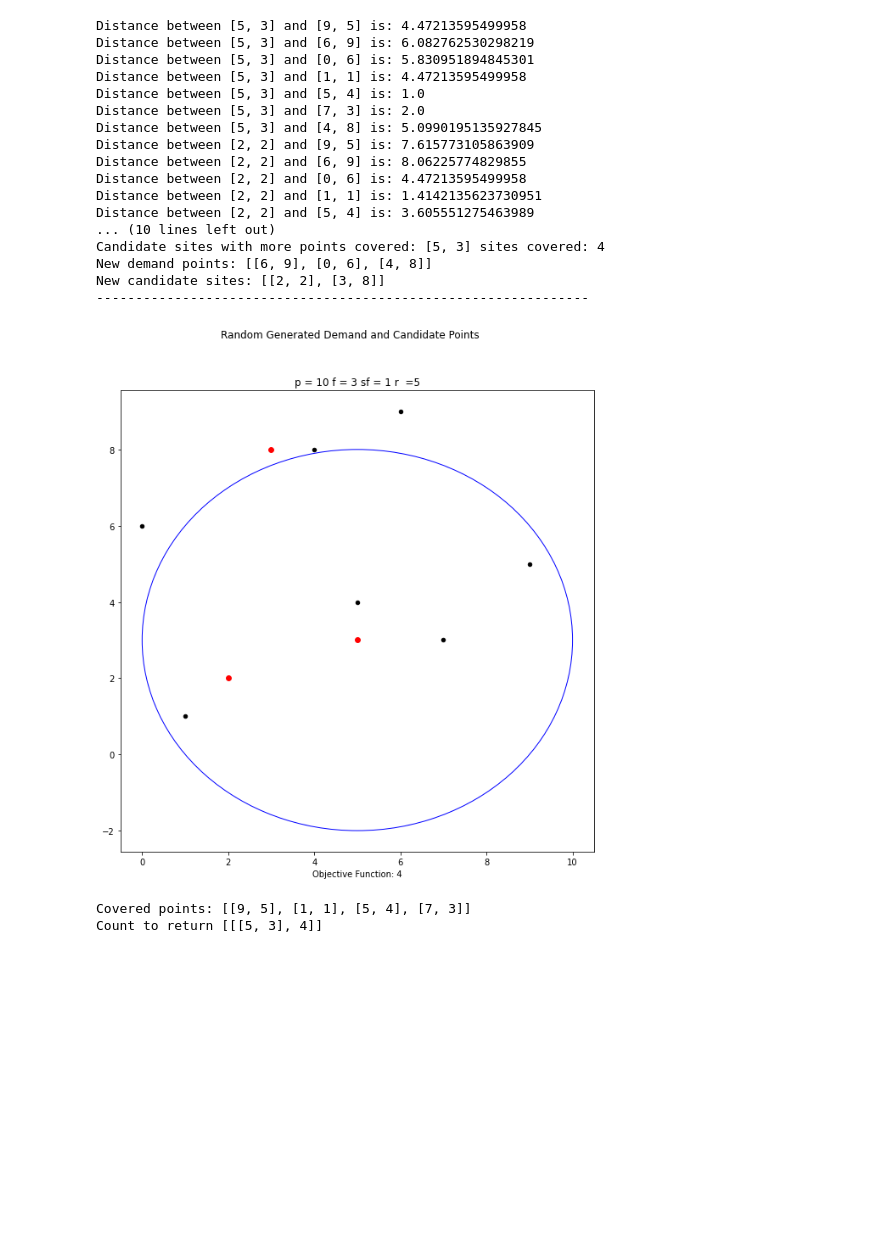
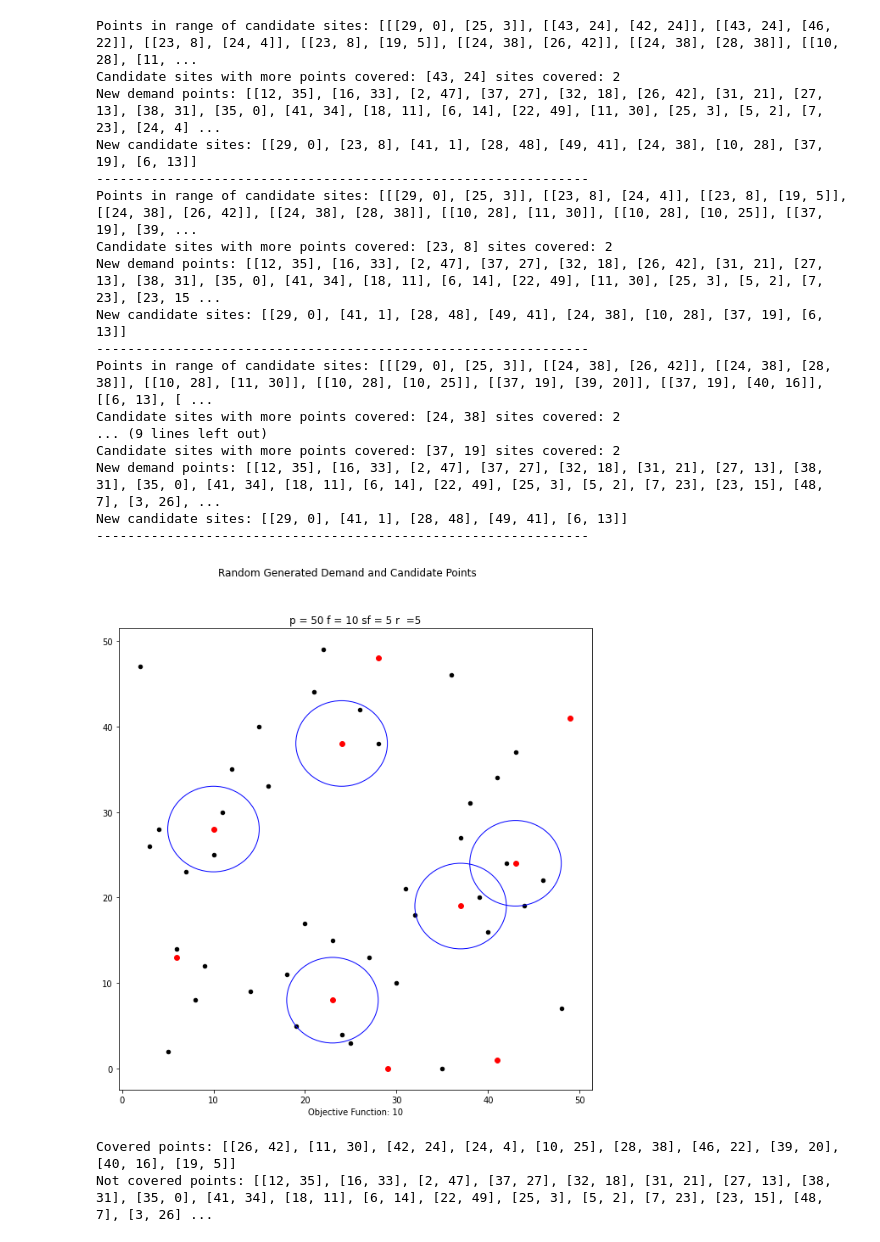
Before and after one commit to Davvii1/MCLP_TSO-Project, a Jupyter notebook: Constructive_MCLP.ipynb, the cells around one changed output. Saved outputs shown, nothing was run; the diff lists cells and outputs as text; code cells hidden in the pictures; blank space fills up the shorter version.

```diff
--- a/Constructive_MCLP.ipynb
+++ b/Constructive_MCLP.ipynb
@@ -5,9 +5,9 @@ from math import sqrt
 from operator import itemgetter
 from numpy.random import default_rng
 
-p = 10
-f = 3
-sf = 1
+p = 50
+f = 10
+sf = 5
 r = 5
 
 # p = int(input("Number of demand points:"))
@@ -83,7 +83,7 @@ def get_Distances():
     for candidate in candidate_sites:
         for demand in demand_points:
             d = sqrt((demand[0] - candidate[0]) ** 2 + (candidate[1] - demand[1]) ** 2)
-            print("Distance between", candidate, "and", demand, "is:", d)
+            # print("Distance between", candidate, "and", demand, "is:", d)
             if d <= r:
                 in_range.append([candidate, demand])
 
@@ -129,11 +129,9 @@ for x in range(sf):
     print("New candidate sites:", candidate_sites)
     in_range.clear()
     print("---------------------------------------------------------------")
-of = len(d_points_toPlot)-len(demand_points))
+of = len(d_points_toPlot)-len(demand_points)
 addCirclesToPlot(d_points_toPlot, c_points_toPlot, selected_toPlot, of)
 covered_points = [item for item in d_points_toPlot if item not in demand_points]
 print("Covered points:", covered_points)
-
-# Send data to local search
-of, covered_points, demand_points, count_to_return
+print("Not covered points:", demand_points)
 # %% [output]
@@ -141,20 +139,20 @@ of, covered_points, demand_points, count_to_return
-Distance between [5, 3] and [9, 5] is: 4.47213595499958
-Distance between [5, 3] and [6, 9] is: 6.082762530298219
-Distance between [5, 3] and [0, 6] is: 5.830951894845301
-Distance between [5, 3] and [1, 1] is: 4.47213595499958
-Distance between [5, 3] and [5, 4] is: 1.0
-Distance between [5, 3] and [7, 3] is: 2.0
-Distance between [5, 3] and [4, 8] is: 5.0990195135927845
-Distance between [2, 2] and [9, 5] is: 7.615773105863909
-Distance between [2, 2] and [6, 9] is: 8.06225774829855
-Distance between [2, 2] and [0, 6] is: 4.47213595499958
-Distance between [2, 2] and [1, 1] is: 1.4142135623730951
-Distance between [2, 2] and [5, 4] is: 3.605551275463989
-... (10 lines left out)
-Candidate sites with more points covered: [5, 3] sites covered: 4
-New demand points: [[6, 9], [0, 6], [4, 8]]
-New candidate sites: [[2, 2], [3, 8]]
+Points in range of candidate sites: [[[29, 0], [25, 3]], [[43, 24], [42, 24]], [[43, 24], [46, 22]], [[23, 8], [24, 4]], [[23, 8], [19, 5]], [[24, 38], [26, 42]], [[24, 38], [28, 38]], [[10, 28], [11, ...
+Candidate sites with more points covered: [43, 24] sites covered: 2
+New demand points: [[12, 35], [16, 33], [2, 47], [37, 27], [32, 18], [26, 42], [31, 21], [27, 13], [38, 31], [35, 0], [41, 34], [18, 11], [6, 14], [22, 49], [11, 30], [25, 3], [5, 2], [7, 23], [24, 4] ...
+New candidate sites: [[29, 0], [23, 8], [41, 1], [28, 48], [49, 41], [24, 38], [10, 28], [37, 19], [6, 13]]
 ---------------------------------------------------------------
+Points in range of candidate sites: [[[29, 0], [25, 3]], [[23, 8], [24, 4]], [[23, 8], [19, 5]], [[24, 38], [26, 42]], [[24, 38], [28, 38]], [[10, 28], [11, 30]], [[10, 28], [10, 25]], [[37, 19], [39, ...
+Candidate sites with more points covered: [23, 8] sites covered: 2
+New demand points: [[12, 35], [16, 33], [2, 47], [37, 27], [32, 18], [26, 42], [31, 21], [27, 13], [38, 31], [35, 0], [41, 34], [18, 11], [6, 14], [22, 49], [11, 30], [25, 3], [5, 2], [7, 23], [23, 15 ...
+New candidate sites: [[29, 0], [41, 1], [28, 48], [49, 41], [24, 38], [10, 28], [37, 19], [6, 13]]
+---------------------------------------------------------------
+Points in range of candidate sites: [[[29, 0], [25, 3]], [[24, 38], [26, 42]], [[24, 38], [28, 38]], [[10, 28], [11, 30]], [[10, 28], [10, 25]], [[37, 19], [39, 20]], [[37, 19], [40, 16]], [[6, 13], [ ...
+Candidate sites with more points covered: [24, 38] sites covered: 2
+... (9 lines left out)
+Candidate sites with more points covered: [37, 19] sites covered: 2
+New demand points: [[12, 35], [16, 33], [2, 47], [37, 27], [32, 18], [31, 21], [27, 13], [38, 31], [35, 0], [41, 34], [18, 11], [6, 14], [22, 49], [25, 3], [5, 2], [7, 23], [23, 15], [48, 7], [3, 26], ...
+New candidate sites: [[29, 0], [41, 1], [28, 48], [49, 41], [6, 13]]
+---------------------------------------------------------------
-[figure, old version]
+[figure, new version]
-Covered points: [[9, 5], [1, 1], [5, 4], [7, 3]]
-Count to return [[[5, 3], 4]]
+Covered points: [[26, 42], [11, 30], [42, 24], [24, 4], [10, 25], [28, 38], [46, 22], [39, 20], [40, 16], [19, 5]]
+Not covered points: [[12, 35], [16, 33], [2, 47], [37, 27], [32, 18], [31, 21], [27, 13], [38, 31], [35, 0], [41, 34], [18, 11], [6, 14], [22, 49], [25, 3], [5, 2], [7, 23], [23, 15], [48, 7], [3, 26] ...
```
Also changed, not shown: parts of 2 cells of this notebook, 3 other files.
